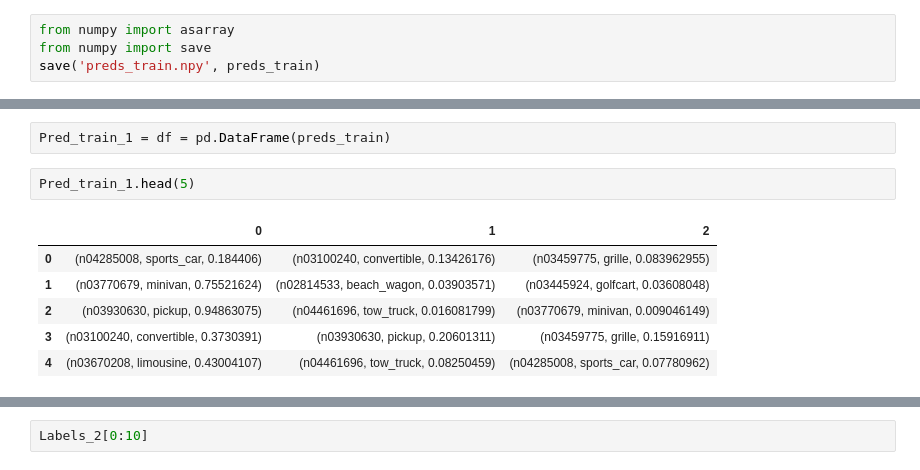
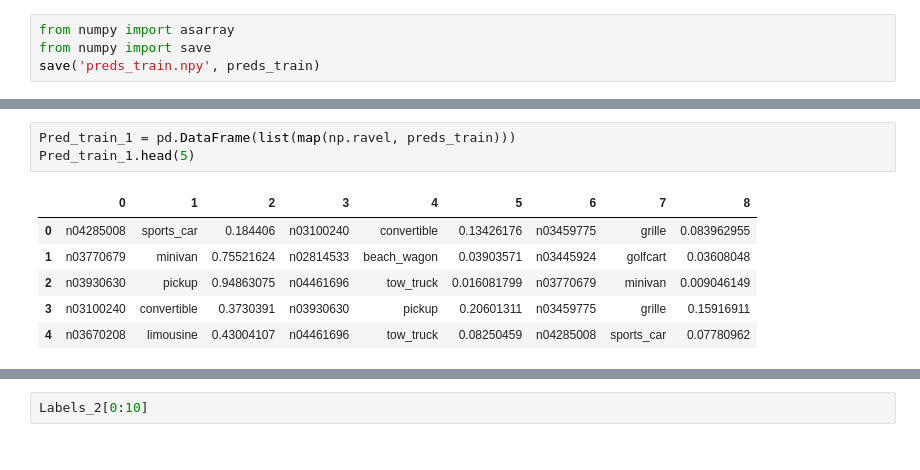
Before and after one commit to bedhinesh/capstone-aiml, a Jupyter notebook: Validate_train_test_data.ipynb, the cells around one changed output, grey strips where cells are left out. Drawn from its saved outputs; the diff is of its cells as text.

```diff
--- a/Validate_train_test_data.ipynb
+++ b/Validate_train_test_data.ipynb
@@ -244,14 +251,13 @@ save('preds_train.npy', preds_train)
 # %%
-Pred_train_1 = df = pd.DataFrame(preds_train)
+Pred_train_1 = pd.DataFrame(list(map(np.ravel, preds_train)))
+Pred_train_1.head(5)
+# %% [output]
+|  | 0 | 1 | 2 | 3 | 4 | 5 | 6 | 7 | 8 |
+| 0 | n04285008 | sports_car | 0.184406 | n03100240 | convertible | 0.13426176 | n03459775 | grille | 0.083962955 |
+| 1 | n03770679 | minivan | 0.75521624 | n02814533 | beach_wagon | 0.03903571 | n03445924 | golfcart | 0.03608048 |
+| 2 | n03930630 | pickup | 0.94863075 | n04461696 | tow_truck | 0.016081799 | n03770679 | minivan | 0.009046149 |
+| 3 | n03100240 | convertible | 0.3730391 | n03930630 | pickup | 0.20601311 | n03459775 | grille | 0.15916911 |
+| 4 | n03670208 | limousine | 0.43004107 | n04461696 | tow_truck | 0.08250459 | n04285008 | sports_car | 0.07780962 |
-# %%
-Pred_train_1.head(5)
-# %% [output]
-|  | 0 | 1 | 2 |
-| 0 | (n04285008, sports_car, 0.184406) | (n03100240, convertible, 0.13426176) | (n03459775, grille, 0.083962955) |
-| 1 | (n03770679, minivan, 0.75521624) | (n02814533, beach_wagon, 0.03903571) | (n03445924, golfcart, 0.03608048) |
-| 2 | (n03930630, pickup, 0.94863075) | (n04461696, tow_truck, 0.016081799) | (n03770679, minivan, 0.009046149) |
-| 3 | (n03100240, convertible, 0.3730391) | (n03930630, pickup, 0.20601311) | (n03459775, grille, 0.15916911) |
-| 4 | (n03670208, limousine, 0.43004107) | (n04461696, tow_truck, 0.08250459) | (n04285008, sports_car, 0.07780962) |
 # %%
 Labels_1 = []
 Labels_2 = []
```
Also changed, not shown: parts of 13 cells of this notebook.
